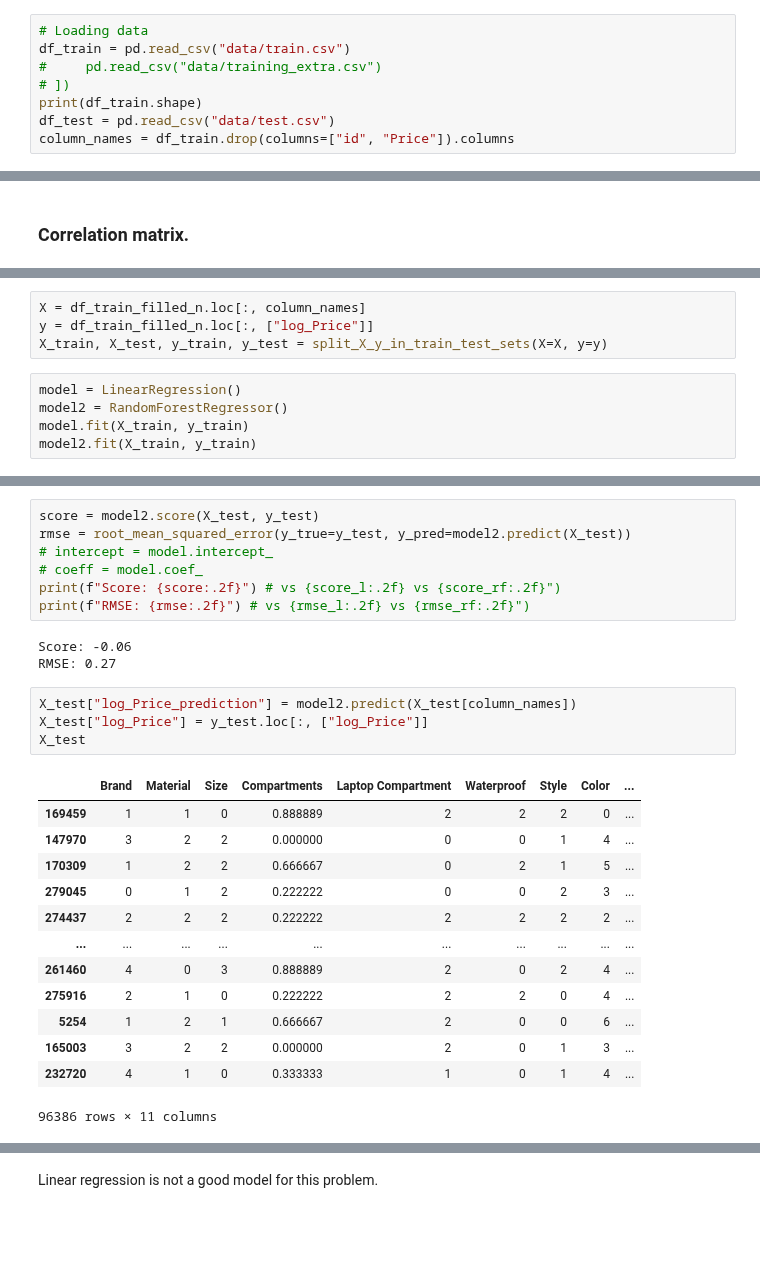
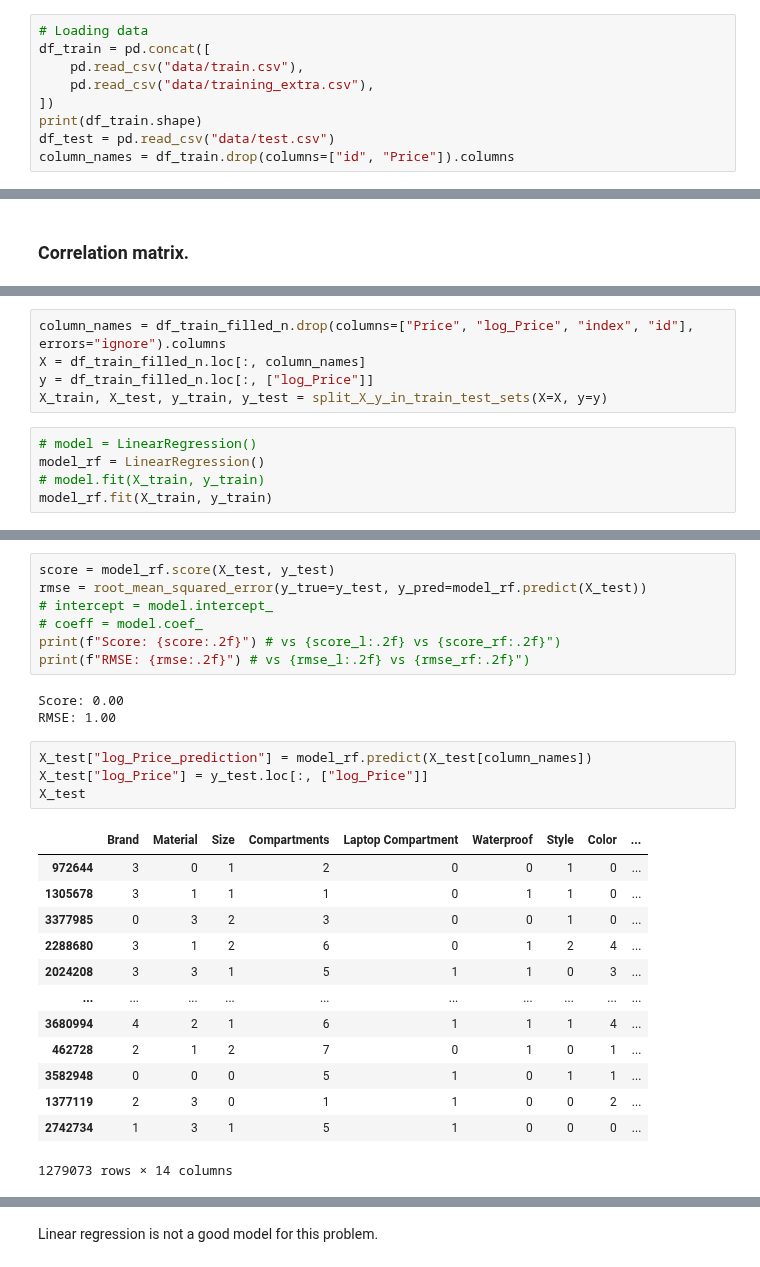
Before and after one commit to BaptPicxDev/swag2-backpack-predict, a Jupyter notebook: notebooks/training.ipynb, the cells around one changed output, grey strips where cells are left out. Saved outputs shown, nothing was run; the diff lists cells and outputs as text; blank space fills up the shorter version.

```diff
--- a/notebooks/training.ipynb
+++ b/notebooks/training.ipynb
@@ -41,9 +44,10 @@ from src.preprocessing import (
 )
 # %%
 # Loading data
-df_train = pd.read_csv("data/train.csv")
-#     pd.read_csv("data/training_extra.csv")
-# ])
+df_train = pd.concat([
+    pd.read_csv("data/train.csv"),
+    pd.read_csv("data/training_extra.csv"),
+])
 print(df_train.shape)
 df_test = pd.read_csv("data/test.csv")
 column_names = df_train.drop(columns=["id", "Price"]).columns
@@ -204,10 +287,11 @@ correlation_heatmap(df_correlation=corr)
 # %%
+column_names = df_train_filled_n.drop(columns=["Price", "log_Price", "index", "id"], errors="ignore").columns
 X = df_train_filled_n.loc[:, column_names]
 y = df_train_filled_n.loc[:, ["log_Price"]]
 X_train, X_test, y_train, y_test = split_X_y_in_train_test_sets(X=X, y=y)
 # %%
-model = LinearRegression()
-model2 = RandomForestRegressor()
-model.fit(X_train, y_train)
-model2.fit(X_train, y_train)
+# model = LinearRegression()
+model_rf = LinearRegression()
+# model.fit(X_train, y_train)
+model_rf.fit(X_train, y_train)
 # %% [output]
@@ -215,28 +309,28 @@ RandomForestRegressor()
 # %%
-score = model2.score(X_test, y_test)
-rmse = root_mean_squared_error(y_true=y_test, y_pred=model2.predict(X_test))
+score = model_rf.score(X_test, y_test)
+rmse = root_mean_squared_error(y_true=y_test, y_pred=model_rf.predict(X_test))
 # intercept = model.intercept_
 # coeff = model.coef_
 print(f"Score: {score:.2f}") # vs {score_l:.2f} vs {score_rf:.2f}")
 print(f"RMSE: {rmse:.2f}") # vs {rmse_l:.2f} vs {rmse_rf:.2f}")
 # %% [output]
-Score: -0.06
-RMSE: 0.27
+Score: 0.00
+RMSE: 1.00
 # %%
-X_test["log_Price_prediction"] = model2.predict(X_test[column_names])
+X_test["log_Price_prediction"] = model_rf.predict(X_test[column_names])
 X_test["log_Price"] = y_test.loc[:, ["log_Price"]]
 X_test
 # %% [output]
 |  | Brand | Material | Size | Compartments | Laptop Compartment | Waterproof | Style | Color | ... |
-| 169459 | 1 | 1 | 0 | 0.888889 | 2 | 2 | 2 | 0 | ... |
-| 147970 | 3 | 2 | 2 | 0.000000 | 0 | 0 | 1 | 4 | ... |
-| 170309 | 1 | 2 | 2 | 0.666667 | 0 | 2 | 1 | 5 | ... |
-| 279045 | 0 | 1 | 2 | 0.222222 | 0 | 0 | 2 | 3 | ... |
-| 274437 | 2 | 2 | 2 | 0.222222 | 2 | 2 | 2 | 2 | ... |
+| 972644 | 3 | 0 | 1 | 2 | 0 | 0 | 1 | 0 | ... |
+| 1305678 | 3 | 1 | 1 | 1 | 0 | 1 | 1 | 0 | ... |
+| 3377985 | 0 | 3 | 2 | 3 | 0 | 0 | 1 | 0 | ... |
+| 2288680 | 3 | 1 | 2 | 6 | 0 | 1 | 2 | 4 | ... |
+| 2024208 | 3 | 3 | 1 | 5 | 1 | 1 | 0 | 3 | ... |
 | ... | ... | ... | ... | ... | ... | ... | ... | ... | ... |
-| 261460 | 4 | 0 | 3 | 0.888889 | 2 | 0 | 2 | 4 | ... |
-| 275916 | 2 | 1 | 0 | 0.222222 | 2 | 2 | 0 | 4 | ... |
-| 5254 | 1 | 2 | 1 | 0.666667 | 2 | 0 | 0 | 6 | ... |
-| 165003 | 3 | 2 | 2 | 0.000000 | 2 | 0 | 1 | 3 | ... |
-| 232720 | 4 | 1 | 0 | 0.333333 | 1 | 0 | 1 | 4 | ... |
+| 3680994 | 4 | 2 | 1 | 6 | 1 | 1 | 1 | 4 | ... |
+| 462728 | 2 | 1 | 2 | 7 | 0 | 1 | 0 | 1 | ... |
+| 3582948 | 0 | 0 | 0 | 5 | 1 | 0 | 1 | 1 | ... |
+| 1377119 | 2 | 3 | 0 | 1 | 1 | 0 | 0 | 2 | ... |
+| 2742734 | 1 | 3 | 1 | 5 | 1 | 0 | 0 | 0 | ... |
-96386 rows × 11 columns
+1279073 rows × 14 columns
```
Also changed, not shown: parts of 22 cells of this notebook.
